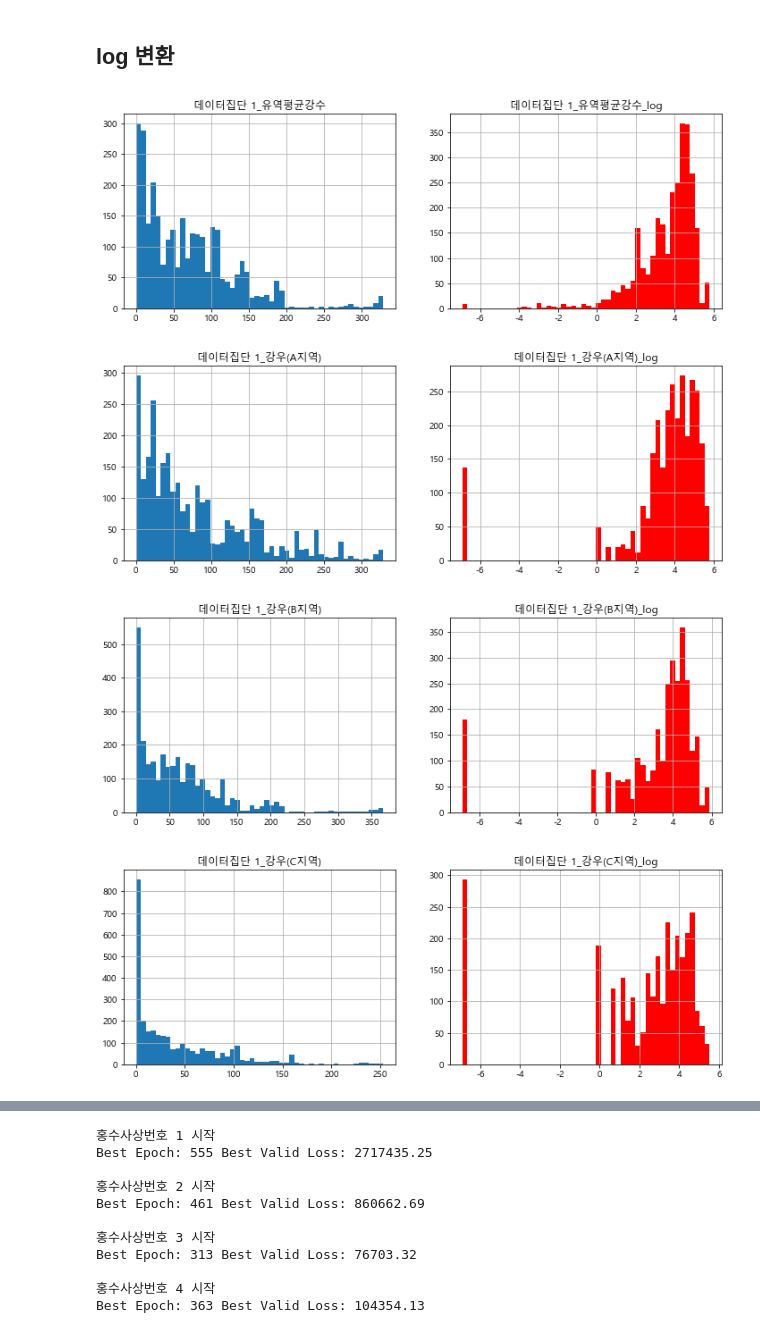
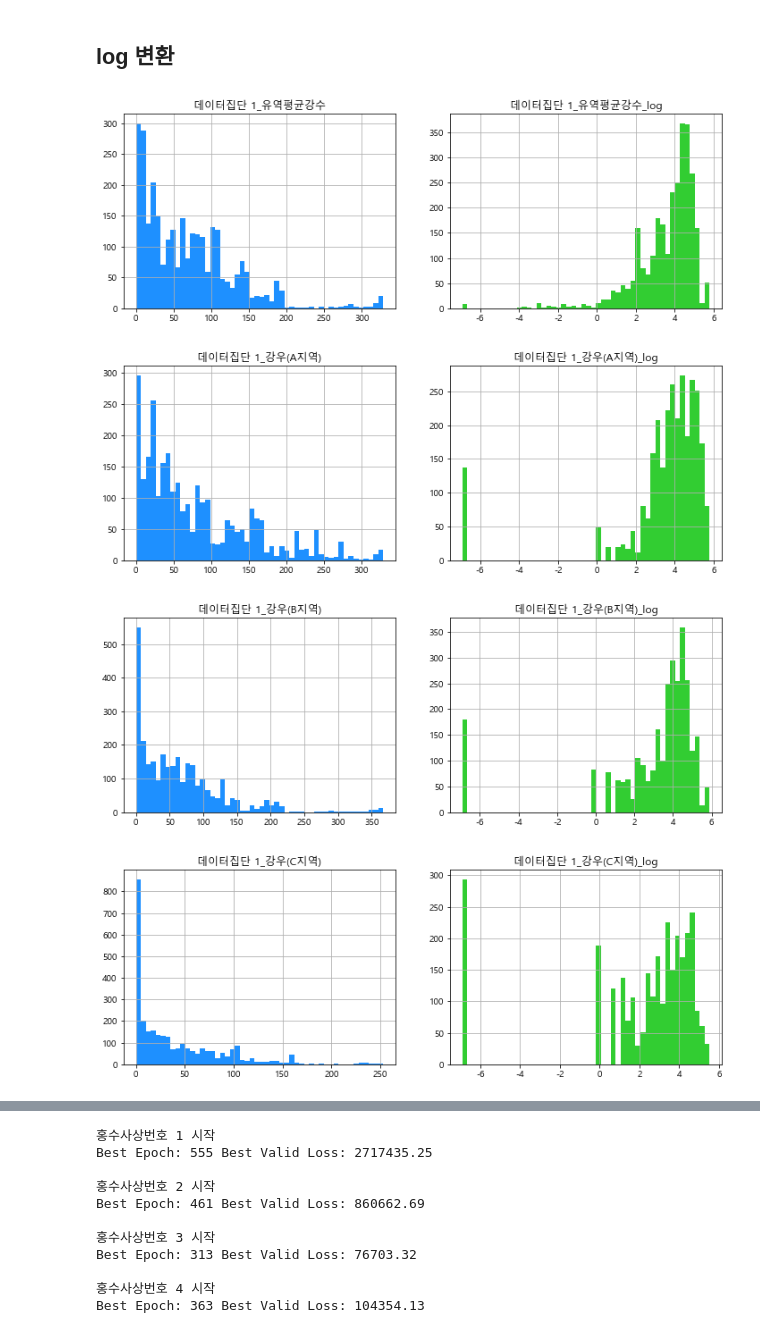
Before and after one commit to meowrowan/hongsu, a Jupyter notebook: models/DNN.ipynb, the cells around one changed output, grey strips where cells are left out. Cells and saved outputs as stored; diff of their text form; code cells hidden in the pictures.

```diff
--- a/models/DNN.ipynb
+++ b/models/DNN.ipynb
@@ -498,17 +498,17 @@ score_df
 # %%
 for col in data_raw.filter(regex='데이터집단 1').columns:
     fig = plt.figure(figsize=(12,4))
 
     ax1 = fig.add_subplot(1, 2, 1)
-    data_raw[col].hist(bins=50, ax=ax1)
+    data_raw[col].hist(bins=50, ax=ax1, color='dodgerblue')
     ax1.set_title(col)
 
     ax2 = fig.add_subplot(1, 2, 2)
-    np.log(data_raw[col] - data_raw[col].min() + 0.001).hist(bins=50, ax=ax2, color='r')
+    np.log(data_raw[col] - data_raw[col].min() + 0.001).hist(bins=50, ax=ax2, color='limegreen')
     ax2.set_title(col + '_log')
     plt.show()
 # %% [output]
-[figure, old version]
+[figure, new version]
-[figure, old version]
+[figure, new version]
-[figure, old version]
+[figure, new version]
-[figure, old version]
+[figure, new version]
```
Also changed, not shown: parts of 5 cells of this notebook, 3 other files.
